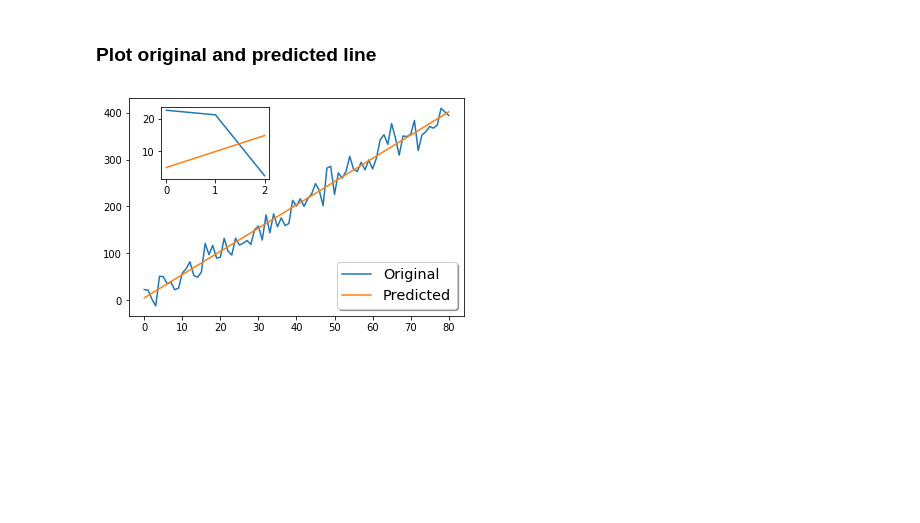
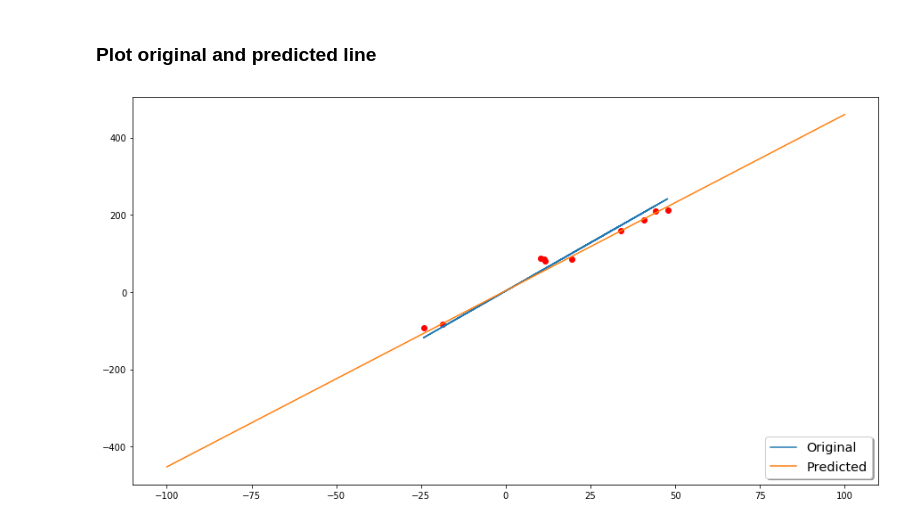
Before and after one commit to kfatseas/NN-notebooks, a Jupyter notebook: linearRegrassion.ipynb, the cells around one changed output. Cells and saved outputs as stored; diff of their text form; code cells hidden in the pictures; blank space fills up the shorter version.

```diff
--- a/linearRegrassion.ipynb
+++ b/linearRegrassion.ipynb
@@ -15,0 +7,26 @@ y = 3 + 5*x + noise
+# %%
+%matplotlib inline
+
+import numpy as np
+
+# Noise mean and standart deviation
+mu, sigma = 0, 20
+
+# Range of input values
+range_min = -50
+range_max = 50
+
+# Number of examples to use for training
+samples = 10
+
+# The "ground-truth" function
+f = lambda x: 5*x + 3
+
+# Input values
+x = np.random.uniform(range_min,  range_max, samples)
+
+# Output values with added noise
+y = f(x) + np.random.normal(mu, sigma, samples)
+
+for in_out in zip(x,y):
+    print("X :{0:.2f}\tY:{1:.2f}".format(in_out[0], in_out[1]))
@@ -18,11 +46,12 @@ y = 3 + 5*x + noise
 # %% [markdown]
 ### Define the single-neuron network without non-linerity
 # %%
+import keras
 from keras.layers import Input, Dense
 from keras.models import Model
 
 inputs = Input(shape=(1,))
-preds = Dense(1,activation='relu')(inputs)
+preds = Dense(1,activation='linear')(inputs)
 model = Model(inputs=inputs,outputs=preds)
 model.summary()
 # %% [output]
@@ -81,17 +110,21 @@ Bias  :  4.9660735
 # %% [markdown]
 ### Plot original and predicted line
 # %%
-predictions = model.predict(x)
+test_input = np.linspace(range_min*2, range_max*2)
+predictions = model.predict(test_input)
 
 import matplotlib.pyplot as plt
-plt.plot(x, y, label='Original')
-plt.plot(x, predictions, label='Predicted')
+plt.rcParams["figure.figsize"] = (15,8)
+plt.scatter(x,y, c='r')
+plt.plot(x, f(x), label='Original')
+plt.plot(test_input, predictions, label='Predicted')
 legend = plt.legend(loc='lower right', shadow=True, fontsize='x-large')
 
+'''
 sub_axes = plt.axes([.2, .6, .25, .25])
 sub_axes.plot(x[0:3], y[0:3])
 sub_axes.plot(x[0:3], predictions[0:3])
-
+'''
 plt.show()
 # %% [output]
-[figure, old version]
+[figure, new version]
```
Also changed, not shown: parts of 5 cells of this notebook.
